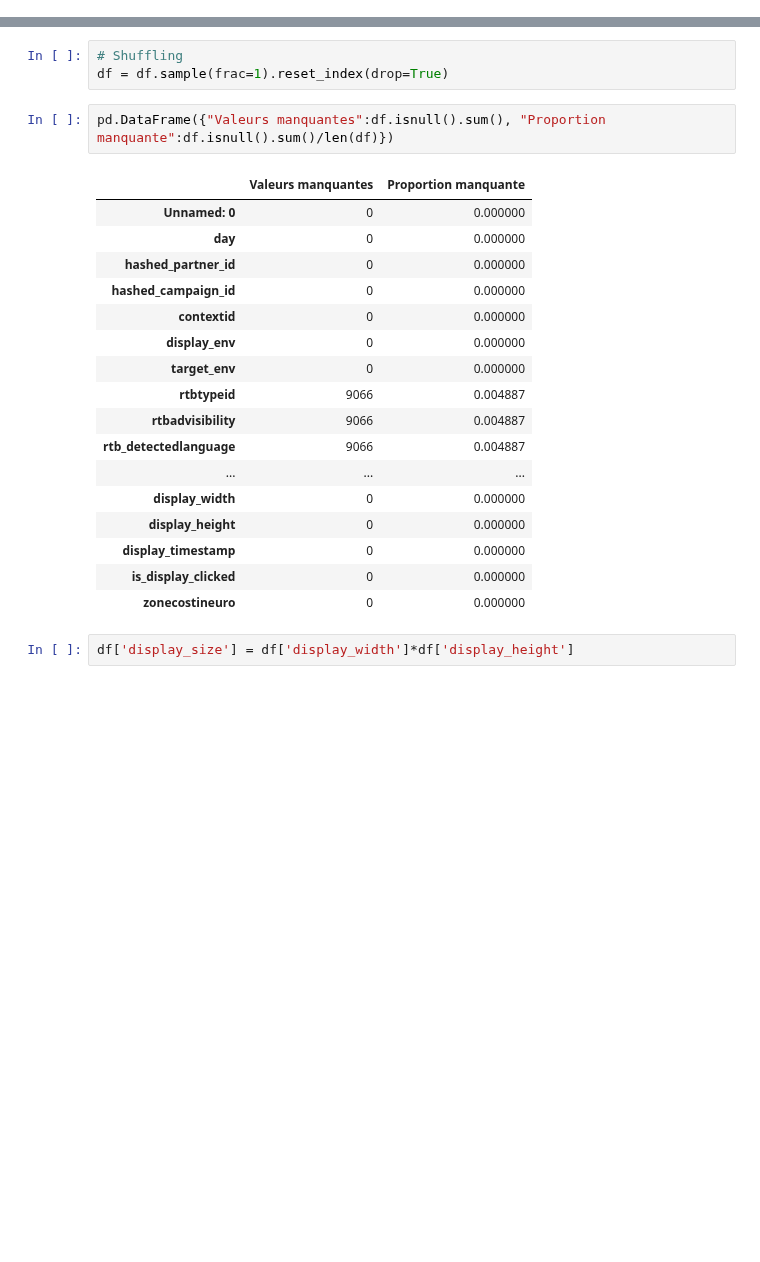
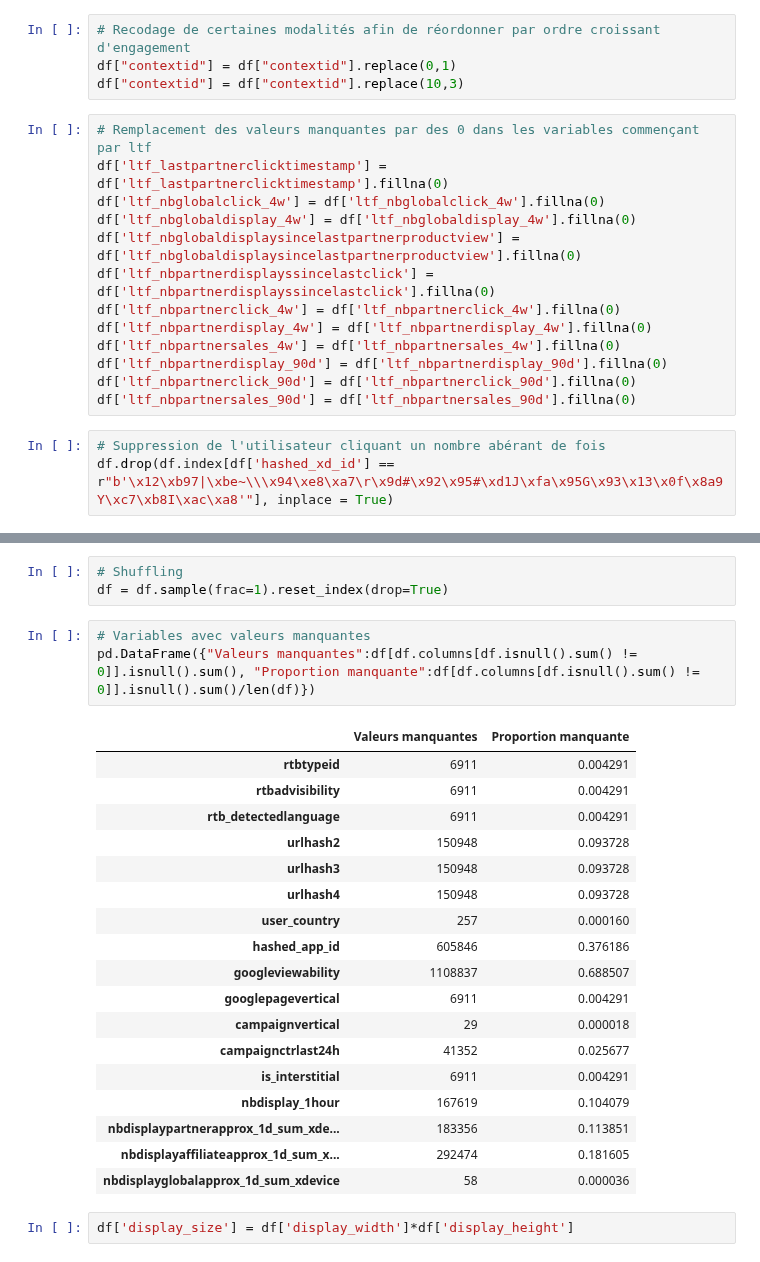
Before and after one commit to baptiste-pasquier/statapp, a Jupyter notebook: acp.ipynb, the cells around one changed output, grey strips where cells are left out. Saved outputs shown, nothing was run; the diff lists cells and outputs as text; blank space fills up the shorter version.

Commit message:
acp avec les ltf

```diff
--- a/acp.ipynb
+++ b/acp.ipynb
@@ -32,0 +45,20 @@ df.head()
+# %%
+# Recodage de certaines modalités afin de réordonner par ordre croissant d'engagement
+df["contextid"] = df["contextid"].replace(0,1)
+df["contextid"] = df["contextid"].replace(10,3)
+# %%
+# Remplacement des valeurs manquantes par des 0 dans les variables commençant par ltf
+df['ltf_lastpartnerclicktimestamp'] = df['ltf_lastpartnerclicktimestamp'].fillna(0)
+df['ltf_nbglobalclick_4w'] = df['ltf_nbglobalclick_4w'].fillna(0)
+df['ltf_nbglobaldisplay_4w'] = df['ltf_nbglobaldisplay_4w'].fillna(0)
+df['ltf_nbglobaldisplaysincelastpartnerproductview'] = df['ltf_nbglobaldisplaysincelastpartnerproductview'].fillna(0)
+df['ltf_nbpartnerdisplayssincelastclick'] = df['ltf_nbpartnerdisplayssincelastclick'].fillna(0)
+df['ltf_nbpartnerclick_4w'] = df['ltf_nbpartnerclick_4w'].fillna(0)
+df['ltf_nbpartnerdisplay_4w'] = df['ltf_nbpartnerdisplay_4w'].fillna(0)
+df['ltf_nbpartnersales_4w'] = df['ltf_nbpartnersales_4w'].fillna(0)
+df['ltf_nbpartnerdisplay_90d'] = df['ltf_nbpartnerdisplay_90d'].fillna(0)
+df['ltf_nbpartnerclick_90d'] = df['ltf_nbpartnerclick_90d'].fillna(0)
+df['ltf_nbpartnersales_90d'] = df['ltf_nbpartnersales_90d'].fillna(0)
+# %%
+# Suppression de l'utilisateur cliquant un nombre abérant de fois
+df.drop(df.index[df['hashed_xd_id'] == r"b'\x12\xb97|\xbe~\\\x94\xe8\xa7\r\x9d#\x92\x95#\xd1J\xfa\x95G\x93\x13\x0f\x8a9Y\xc7\xb8I\xac\xa8'"], inplace = True)
@@ -34,25 +85,27 @@ df.head()
 # Shuffling
 df = df.sample(frac=1).reset_index(drop=True)
 # %%
-pd.DataFrame({"Valeurs manquantes":df.isnull().sum(), "Proportion manquante":df.isnull().sum()/len(df)})
+# Variables avec valeurs manquantes
+pd.DataFrame({"Valeurs manquantes":df[df.columns[df.isnull().sum() != 0]].isnull().sum(), "Proportion manquante":df[df.columns[df.isnull().sum() != 0]].isnull().sum()/len(df)})
 # %% [output]
 |  | Valeurs manquantes | Proportion manquante |
-| Unnamed: 0 | 0 | 0.000000 |
-| day | 0 | 0.000000 |
-| hashed_partner_id | 0 | 0.000000 |
-| hashed_campaign_id | 0 | 0.000000 |
-| contextid | 0 | 0.000000 |
-| display_env | 0 | 0.000000 |
-| target_env | 0 | 0.000000 |
-| rtbtypeid | 9066 | 0.004887 |
-| rtbadvisibility | 9066 | 0.004887 |
-| rtb_detectedlanguage | 9066 | 0.004887 |
-| ... | ... | ... |
-| display_width | 0 | 0.000000 |
-| display_height | 0 | 0.000000 |
-| display_timestamp | 0 | 0.000000 |
-| is_display_clicked | 0 | 0.000000 |
-| zonecostineuro | 0 | 0.000000 |
+| rtbtypeid | 6911 | 0.004291 |
+| rtbadvisibility | 6911 | 0.004291 |
+| rtb_detectedlanguage | 6911 | 0.004291 |
+| urlhash2 | 150948 | 0.093728 |
+| urlhash3 | 150948 | 0.093728 |
+| urlhash4 | 150948 | 0.093728 |
+| user_country | 257 | 0.000160 |
+| hashed_app_id | 605846 | 0.376186 |
+| googleviewability | 1108837 | 0.688507 |
+| googlepagevertical | 6911 | 0.004291 |
+| campaignvertical | 29 | 0.000018 |
+| campaignctrlast24h | 41352 | 0.025677 |
+| is_interstitial | 6911 | 0.004291 |
+| nbdisplay_1hour | 167619 | 0.104079 |
+| nbdisplaypartnerapprox_1d_sum_xde... | 183356 | 0.113851 |
+| nbdisplayaffiliateapprox_1d_sum_x... | 292474 | 0.181605 |
+| nbdisplayglobalapprox_1d_sum_xdevice | 58 | 0.000036 |
 # %%
 df['display_size'] = df['display_width']*df['display_height']
 # %%
```
Also changed, not shown: parts of 27 cells of this notebook, 1 other file.
